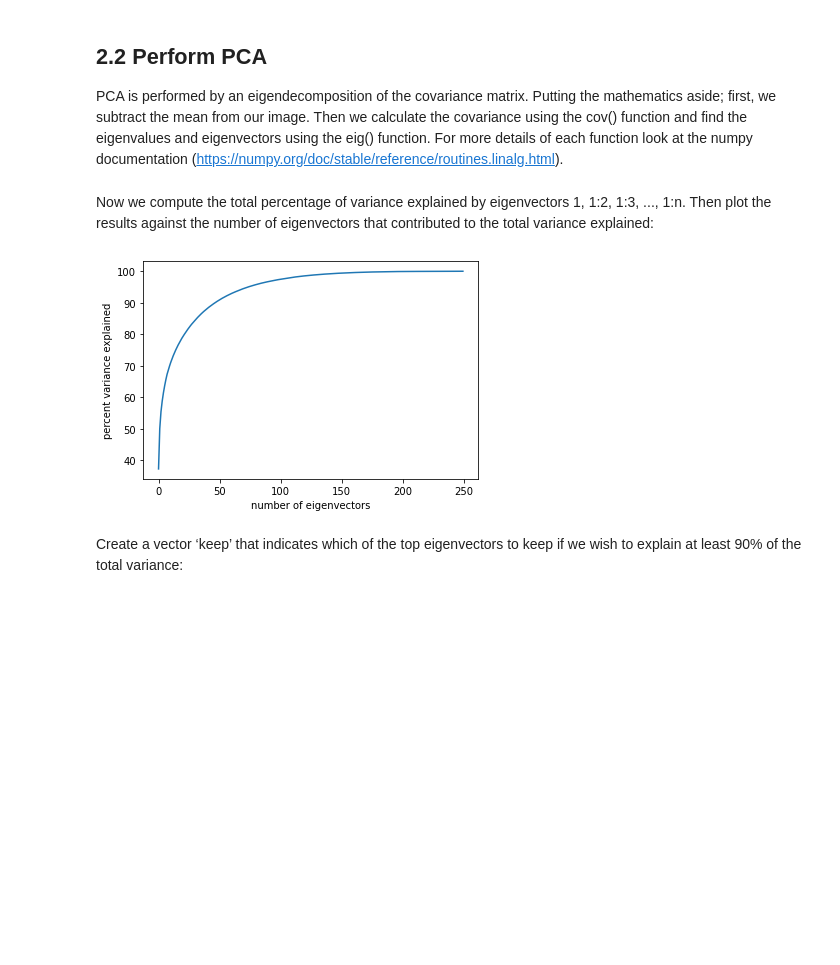
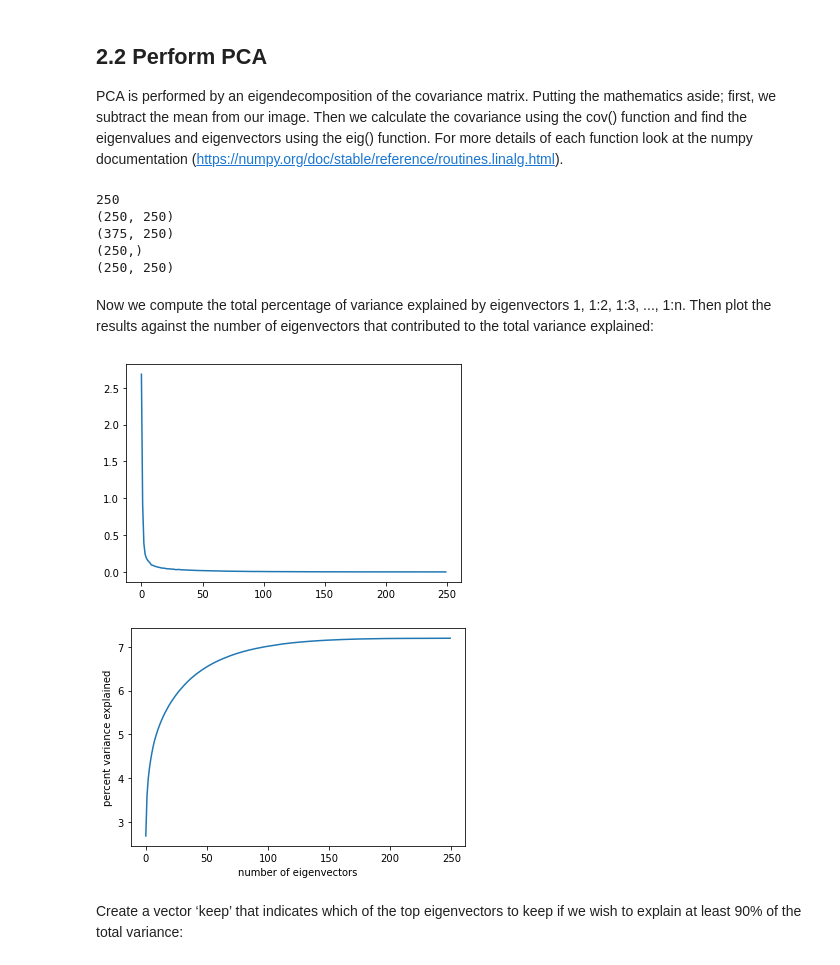
Before and after one commit to predictive-clinical-neuroscience/BigDataCourse, a Jupyter notebook: practicals/Big_data_GLM_PCA_practical_answers.ipynb, the cells around one changed output. Saved outputs shown, nothing was run; the diff lists cells and outputs as text; code cells hidden in the pictures; blank space fills up the shorter version.

```diff
--- a/practicals/Big_data_GLM_PCA_practical_answers.ipynb
+++ b/practicals/Big_data_GLM_PCA_practical_answers.ipynb
@@ -237,19 +256,31 @@ PCA is performed by an eigendecomposition of the covariance matrix. Putting the
 # %%
 x = img
 m = np.mean(x,0)
+print(len(m))
 x = x - np.tile(m,[np.size(x,0),1])
 covmat = np.cov(x.T)
 [evals, evecs] = la.eig(covmat)
+evals = np.real(evals)
+# %% [output]
+250
+(250, 250)
+(375, 250)
+(250,)
+(250, 250)
 # %% [markdown]
 Now we compute the total percentage of variance explained by eigenvectors 1, 1:2, 1:3, ..., 1:n. Then plot the results against the number of eigenvectors that contributed to the total variance explained:
 # %%
-pve = np.cumsum(evals)/np.sum(evals)*100
+plt.plot(evals)
+plt.show()
+
+pve = np.cumsum(evals)#/np.sum(evals)*100
 plt.figure()
 plt.plot(range(0,np.size(evals)),pve)
 plt.xlabel('number of eigenvectors');
 plt.ylabel('percent variance explained');
 # %% [output]
-[figure, old version]
+[figure, new version]
+[figure, added]
 # %% [markdown]
 Create a vector ‘keep’ that indicates which of the top eigenvectors to keep if we wish to explain at least 90% of the total variance:
 # %%
```
Also changed, not shown: parts of 12 cells of this notebook, 4 other files.
